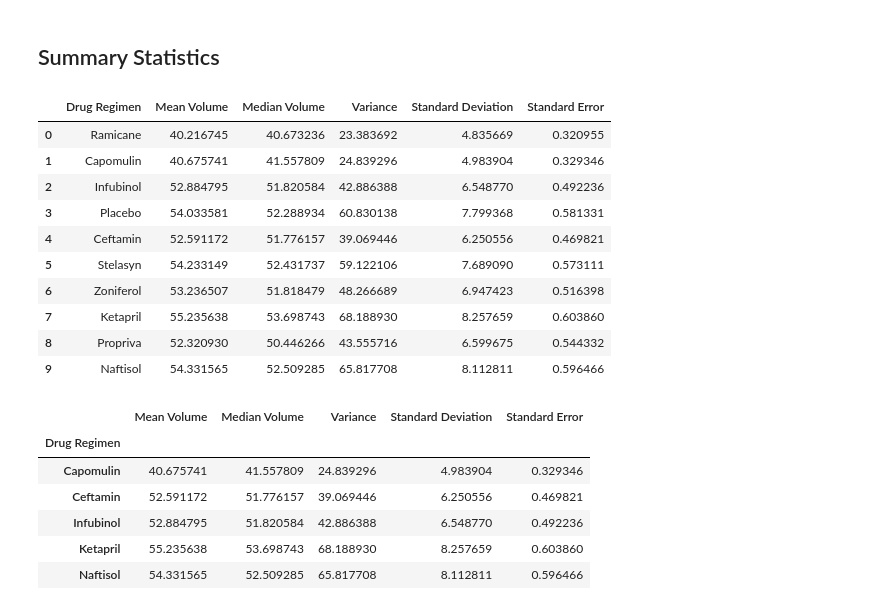
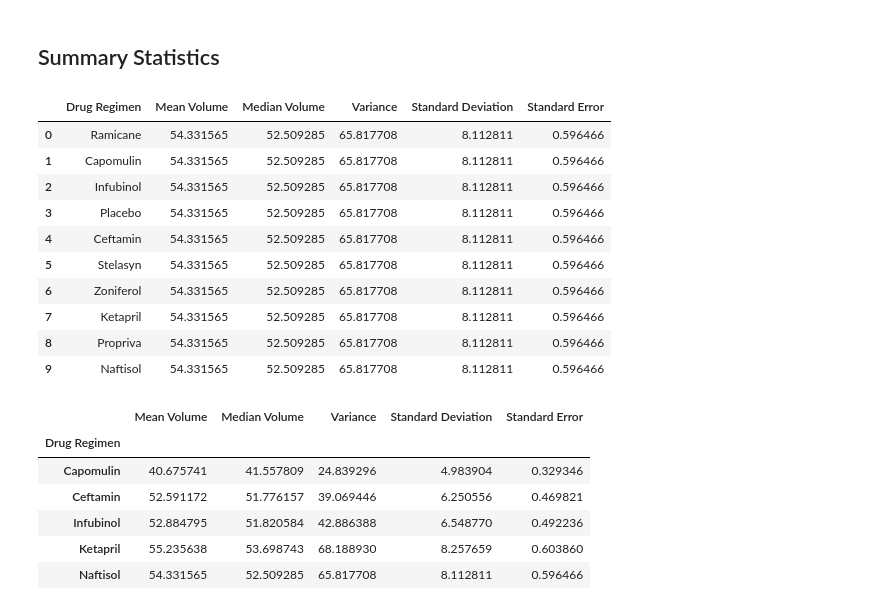
Before and after one commit to ashante112/matplotlib-challenge, a Jupyter notebook: Pymaceuticals/pymaceuticals_starter.ipynb, the cells around one changed output. Saved outputs shown, nothing was run; the diff lists cells and outputs as text; code cells hidden in the pictures.

```diff
--- a/Pymaceuticals/pymaceuticals_starter.ipynb
+++ b/Pymaceuticals/pymaceuticals_starter.ipynb
@@ -123,43 +123,43 @@ mice_count
 
 # Initialize lists
 regimens = clean_df["Drug Regimen"].unique()
 mean_vol = []
 median_vol = []
 var_vol = []
 std_vol = []
 sems = []
 
 # Iterate through the different treatments to calculate the summary statistics
 for regimen in regimens:
-    df = clean_df[clean_df["Drug Regimen"]==regimen]
+    regimen_df = clean_df[clean_df["Drug Regimen"]==regimen]
     mean_vol.append(df["Tumor Volume (mm3)"].mean())
     median_vol.append(df["Tumor Volume (mm3)"].median())
     var_vol.append(np.var(df["Tumor Volume (mm3)"],ddof=0))
     std_vol.append(np.std(df["Tumor Volume (mm3)"],ddof=0))
     sems.append(st.sem(df["Tumor Volume (mm3)"]))
 
 # Create a dataframe for the summary statistics
 summ_stats_df = pd.DataFrame({
     "Drug Regimen":regimens,
     "Mean Volume": mean_vol,
     "Median Volume": median_vol,
     "Variance": var_vol,
     "Standard Deviation": std_vol,
     "Standard Error": sems
 })
 
 summ_stats_df
 # %% [output]
 |  | Drug Regimen | Mean Volume | Median Volume | Variance | Standard Deviation | Standard Error |
-| 0 | Ramicane | 40.216745 | 40.673236 | 23.383692 | 4.835669 | 0.320955 |
-| 1 | Capomulin | 40.675741 | 41.557809 | 24.839296 | 4.983904 | 0.329346 |
-| 2 | Infubinol | 52.884795 | 51.820584 | 42.886388 | 6.548770 | 0.492236 |
-| 3 | Placebo | 54.033581 | 52.288934 | 60.830138 | 7.799368 | 0.581331 |
-| 4 | Ceftamin | 52.591172 | 51.776157 | 39.069446 | 6.250556 | 0.469821 |
-| 5 | Stelasyn | 54.233149 | 52.431737 | 59.122106 | 7.689090 | 0.573111 |
-| 6 | Zoniferol | 53.236507 | 51.818479 | 48.266689 | 6.947423 | 0.516398 |
-| 7 | Ketapril | 55.235638 | 53.698743 | 68.188930 | 8.257659 | 0.603860 |
-| 8 | Propriva | 52.320930 | 50.446266 | 43.555716 | 6.599675 | 0.544332 |
+| 0 | Ramicane | 54.331565 | 52.509285 | 65.817708 | 8.112811 | 0.596466 |
+| 1 | Capomulin | 54.331565 | 52.509285 | 65.817708 | 8.112811 | 0.596466 |
+| 2 | Infubinol | 54.331565 | 52.509285 | 65.817708 | 8.112811 | 0.596466 |
+| 3 | Placebo | 54.331565 | 52.509285 | 65.817708 | 8.112811 | 0.596466 |
+| 4 | Ceftamin | 54.331565 | 52.509285 | 65.817708 | 8.112811 | 0.596466 |
+| 5 | Stelasyn | 54.331565 | 52.509285 | 65.817708 | 8.112811 | 0.596466 |
+| 6 | Zoniferol | 54.331565 | 52.509285 | 65.817708 | 8.112811 | 0.596466 |
+| 7 | Ketapril | 54.331565 | 52.509285 | 65.817708 | 8.112811 | 0.596466 |
+| 8 | Propriva | 54.331565 | 52.509285 | 65.817708 | 8.112811 | 0.596466 |
 | 9 | Naftisol | 54.331565 | 52.509285 | 65.817708 | 8.112811 | 0.596466 |
 # %%
 # Generate a summary statistics table of mean, median, variance, standard deviation, and SEM of the tumor volume for each regimen
```
Also changed, not shown: parts of 3 cells of this notebook, 3 other files.
